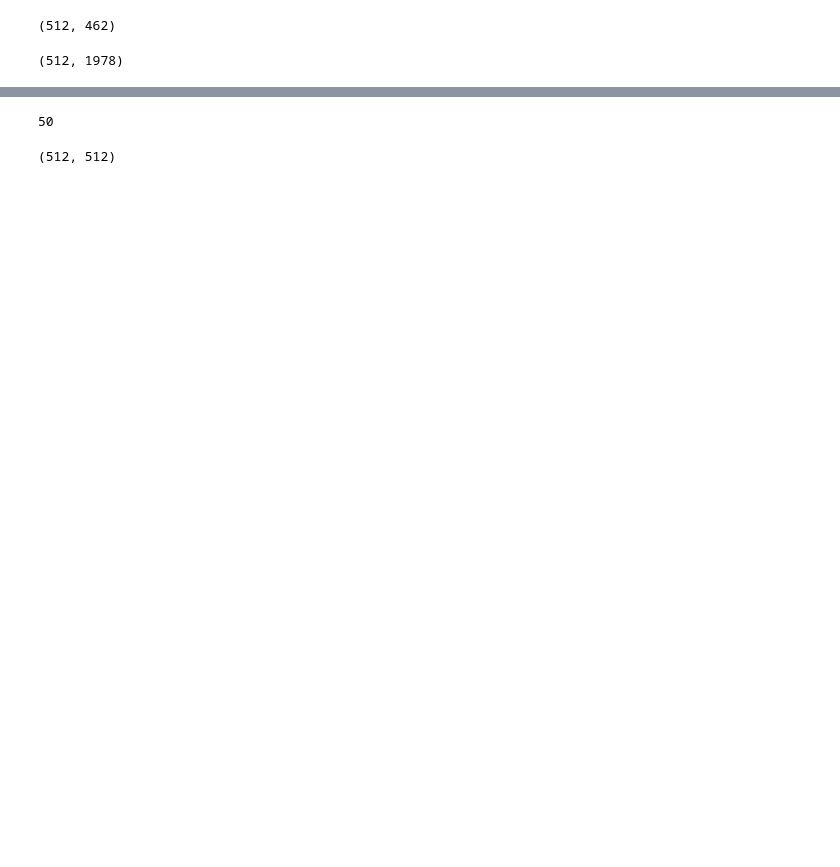
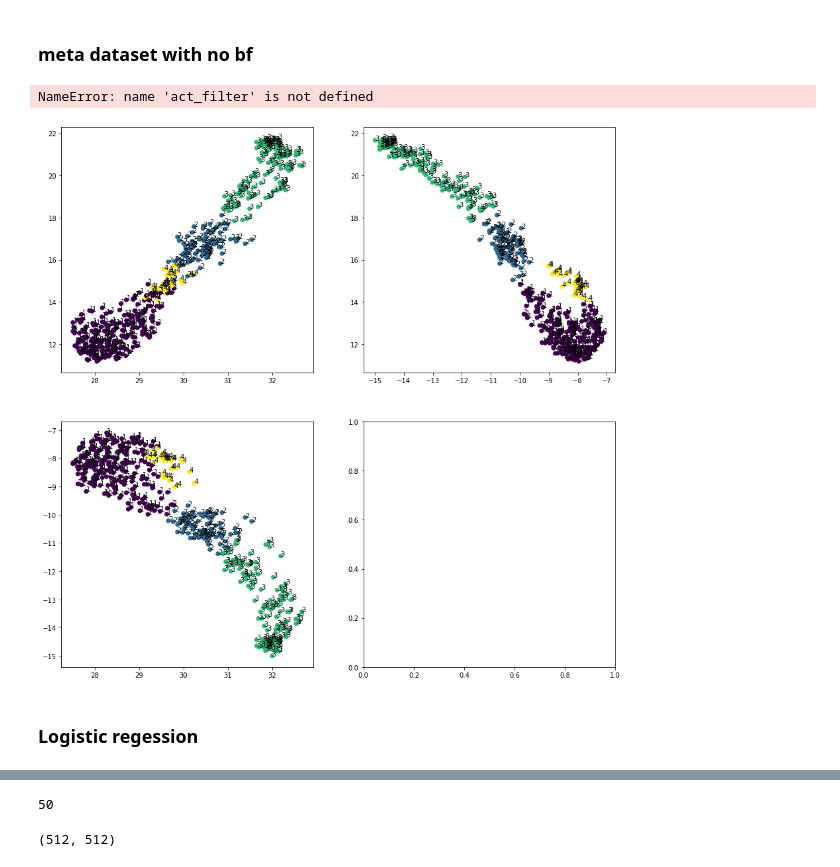
Before and after one commit to CLan2021/beetle, a Jupyter notebook: locomotor_activity/beetle-loc-analysis.ipynb, the cells around one changed output, grey strips where cells are left out. Saved outputs shown, nothing was run; the diff lists cells and outputs as text; code cells hidden in the pictures; blank space fills up the shorter version.

```diff
--- a/locomotor_activity/beetle-loc-analysis.ipynb
+++ b/locomotor_activity/beetle-loc-analysis.ipynb
@@ -137,0 +139,2 @@ monitor_cleaned_smooths_union = pd.concat(monitor_cleaned_smooths).reset_index(d
+# %% [markdown]
+### meta dataset with no bf
@@ -138,8 +163,54 @@ monitor_cleaned_smooths_union = pd.concat(monitor_cleaned_smooths).reset_index(d
 # %%
-act_digests_npy.shape
+def stdscaler (X, use_std=True):
+    if use_std:
+        return StandardScaler().fit_transform(X)
+    else:
+        return X
-# %% [output]
-(512, 462)
 # %%
-act_origs_npy.shape
+reducer = umap.UMAP(n_components=3, metric='cosine', n_neighbors=15, random_state=5566)
+#reducer = PCA(n_components=3, random_state=5566)
+
+# try:
+#     pwdists = pairwise_distances(dr)
+# except:
+#act_digests_npy = np.concatenate(act_digests)
+#act_digests_npy_transformed = stdscaler(act_digests_npy, use_std)
+#dr = reducer.fit_transform(act_digests_npy_transformed)
+
+act_filter_transformed = stdscaler(act_filter, use_std)
+dr = reducer.fit_transform(act_filter_transformed)
+act_filter_transformed.shape
+dr.shape
+# reducer.fit(act_digests_npy_transformed)
+# reducer.transform(act_digests_npy_transformed)
+pwdists = pairwise_distances(dr)
+
+pwdists.shape
 # %% [output]
-(512, 1978)
+NameError: name 'act_filter' is not defined
+# %%
+min_samples = 20
+
+shortest_dists_mean = np.take_along_axis(pwdists, np.argsort(pwdists)[:,1:(1+min_samples)], axis=1).mean(axis=1)
+shortest_dists_mean_std = shortest_dists_mean.std()
+eps = shortest_dists_mean.mean() + 2 * shortest_dists_mean_std
+
+clusterer = DBSCAN(eps=eps, min_samples=min_samples)
+group_idxs_ = clusterer.fit_predict(dr) + 1
+group_idxs = group_idxs_[group_idxs_ > 0]
+dr_wg = dr[group_idxs_ > 0]
+gcolor_map = group_idxs / (group_idxs.max() + 1)
+
+fig, axs = plt.subplots(2, 2, figsize=(15, 15))
+axs[0][0].scatter(dr_wg[:,0], dr_wg[:,1], c=gcolor_map)
+axs[0][1].scatter(dr_wg[:,2], dr_wg[:,1], c=gcolor_map)
+axs[1][0].scatter(dr_wg[:,0], dr_wg[:,2], c=gcolor_map)
+for tid in range(dr_wg.shape[0]):
+    axs[0][0].text(dr_wg[tid,0], dr_wg[tid,1], group_idxs[tid])
+    axs[0][1].text(dr_wg[tid,2], dr_wg[tid,1], group_idxs[tid])
+    axs[1][0].text(dr_wg[tid,0], dr_wg[tid,2], group_idxs[tid])
+plt.show()
+# %% [output]
+[figure, added]
+# %% [markdown]
+### Logistic regession
```
Also changed, not shown: parts of 31 cells of this notebook, 4 other files.
